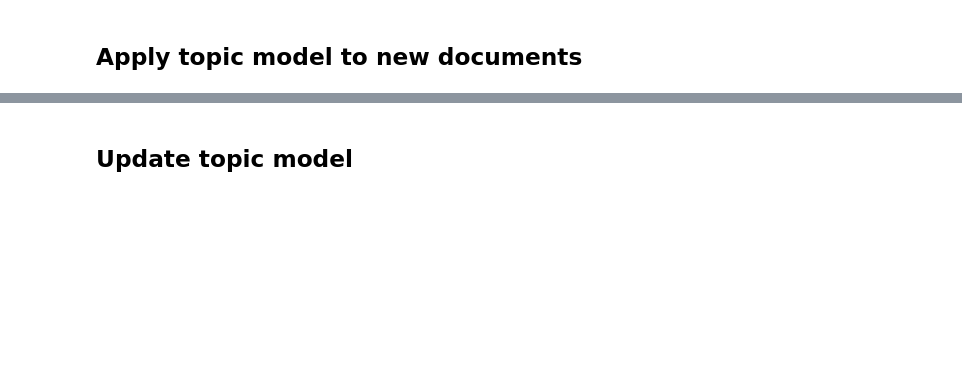
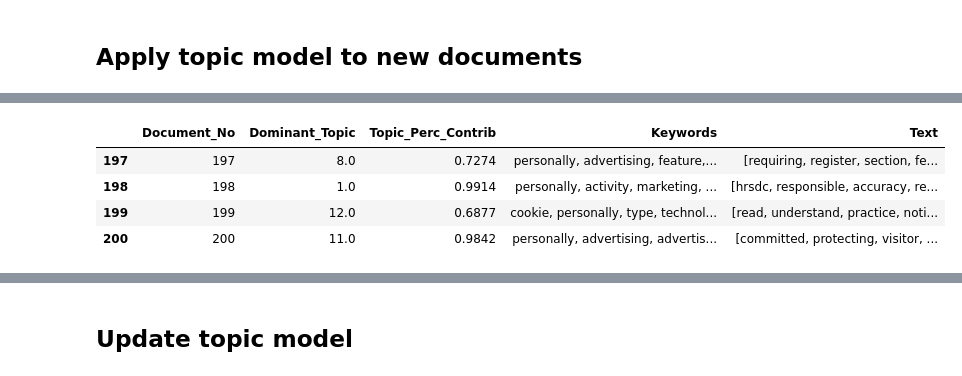
Before and after one commit to debshila/multilevel-text-summarization, a Jupyter notebook: src/ACL topic modeling whole document.ipynb, the cells around one changed output, grey strips where cells are left out. Saved outputs shown, nothing was run; the diff lists cells and outputs as text; code cells hidden in the pictures; blank space fills up the shorter version.

```diff
--- a/src/ACL topic modeling whole document.ipynb
+++ b/src/ACL topic modeling whole document.ipynb
@@ -391,3 +315,12 @@ df_dominant_topic_test.columns = [
+# %%
+df_dominant_topic_test = df_dominant_topic_test.dropna(axis = 0)
+df_dominant_topic_test.tail(4)
+# %% [output]
+|  | Document_No | Dominant_Topic | Topic_Perc_Contrib | Keywords | Text |
+| 197 | 197 | 8.0 | 0.7274 | personally, advertising, feature,... | [requiring, register, section, fe... |
+| 198 | 198 | 1.0 | 0.9914 | personally, activity, marketing, ... | [hrsdc, responsible, accuracy, re... |
+| 199 | 199 | 12.0 | 0.6877 | cookie, personally, type, technol... | [read, understand, practice, noti... |
+| 200 | 200 | 11.0 | 0.9842 | personally, advertising, advertis... | [committed, protecting, visitor, ... |
 # %%
 # Merge in test_df with topic info
 test_df = test_df.reset_index(drop=True)
```
Also changed, not shown: parts of 50 cells of this notebook, 1 other file.
